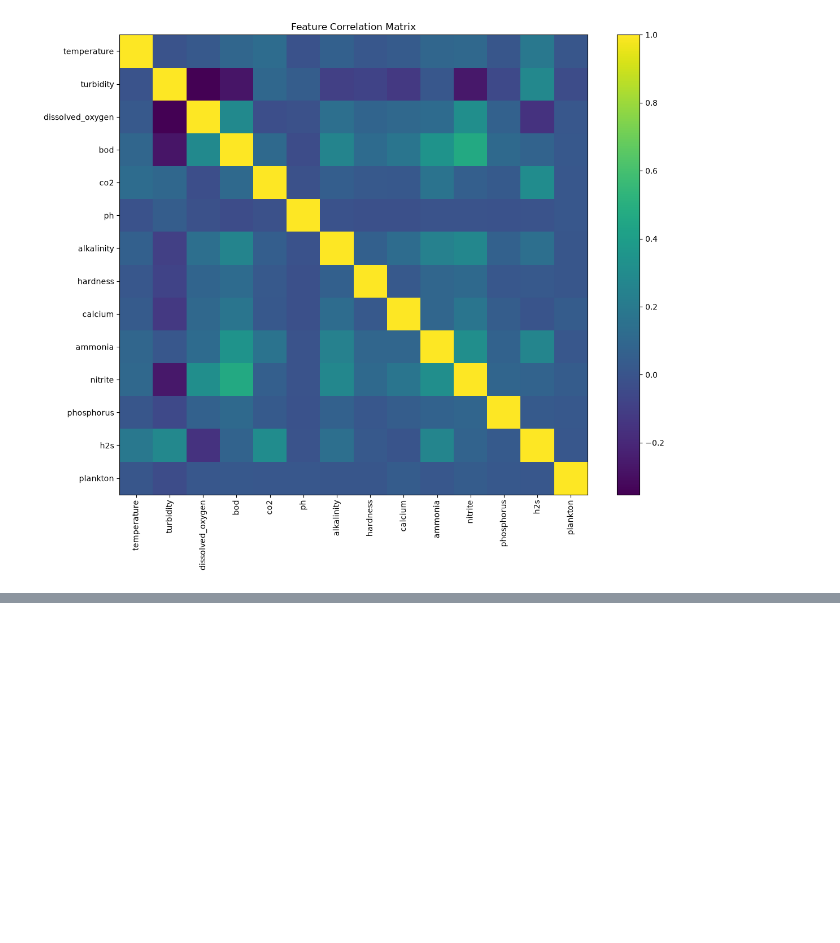
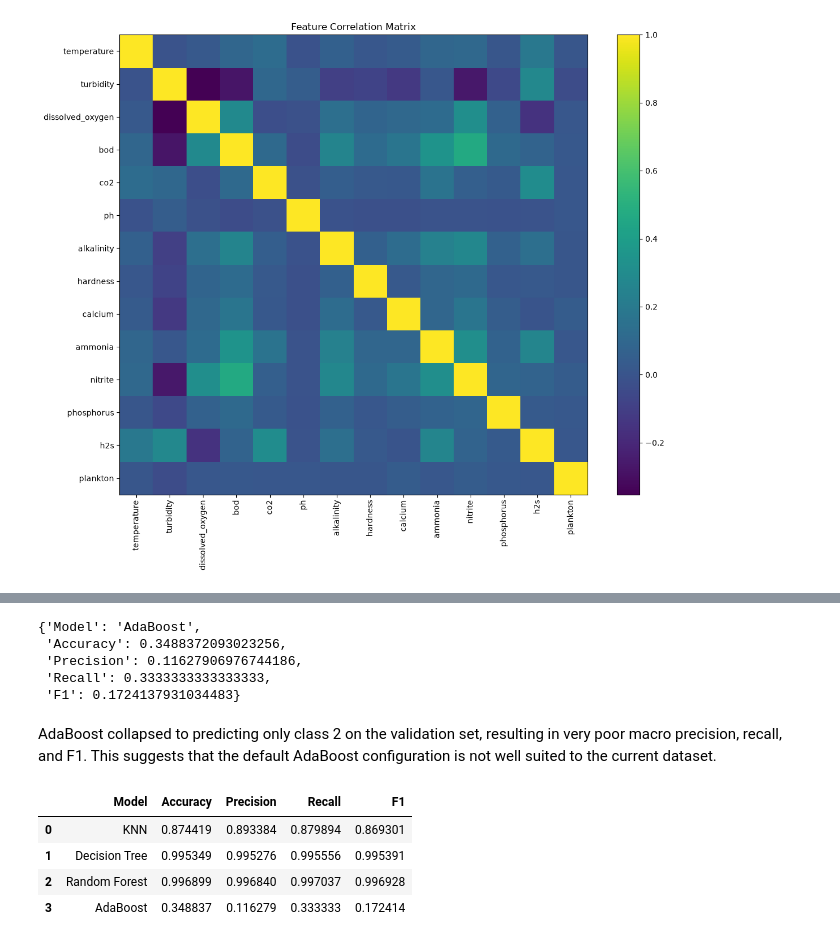
Before and after one commit to elodie-wu/ai-aquaculture-research-demos, a Jupyter notebook: 01-environmental-risk-and-anomaly-detection/notebooks/aquaculture-analysis.ipynb, the cells around one changed output, grey strips where cells are left out. Saved outputs shown, nothing was run; the diff lists cells and outputs as text; code cells hidden in the pictures; blank space fills up the shorter version.

```diff
--- a/01-environmental-risk-and-anomaly-detection/notebooks/01-data-exploration.ipynb
+++ b/01-environmental-risk-and-anomaly-detection/notebooks/aquaculture-analysis.ipynb
@@ -142,0 +168,9 @@ plt.show()
+# %%
+# 2.3 Feature Scaling for KNN
+from sklearn.preprocessing import StandardScaler
+
+scaler = StandardScaler()
+
+X_train_scaled = scaler.fit_transform(X_train)
+X_val_scaled = scaler.transform(X_val)
+X_test_scaled = scaler.transform(X_test)
@@ -142,0 +265,50 @@ plt.show()
+# %%
+# 2.7 AdaBoost
+from sklearn.ensemble import AdaBoostClassifier
+
+ada = AdaBoostClassifier(
+    n_estimators=100,
+    random_state=42
+)
+
+ada.fit(X_train, y_train)
+
+y_val_pred_ada = ada.predict(X_val)
+
+ada_result = evaluate_model(
+    "AdaBoost",
+    y_val,
+    y_val_pred_ada
+)
+
+ada_result
+
+# print("Predicted class distribution:")
+# print(pd.Series(y_val_pred_ada).value_counts().sort_index())
+
+# print("\nTrue class distribution:")
+# print(y_val.value_counts().sort_index())
+# %% [output]
+{'Model': 'AdaBoost',
+ 'Accuracy': 0.3488372093023256,
+ 'Precision': 0.11627906976744186,
+ 'Recall': 0.3333333333333333,
+ 'F1': 0.1724137931034483}
+# %% [markdown]
+AdaBoost collapsed to predicting only class 2 on the validation set, resulting in very poor macro precision, recall, and F1. This suggests that the default AdaBoost configuration is not well suited to the current dataset.
+# %%
+# 2.8 Model Comparison
+results = pd.DataFrame([
+    knn_result,
+    dt_result,
+    rf_result,
+    ada_result
+])
+
+results
+# %% [output]
+|  | Model | Accuracy | Precision | Recall | F1 |
+| 0 | KNN | 0.874419 | 0.893384 | 0.879894 | 0.869301 |
+| 1 | Decision Tree | 0.995349 | 0.995276 | 0.995556 | 0.995391 |
+| 2 | Random Forest | 0.996899 | 0.996840 | 0.997037 | 0.996928 |
+| 3 | AdaBoost | 0.348837 | 0.116279 | 0.333333 | 0.172414 |
```
Also changed, not shown: parts of 21 cells of this notebook.
